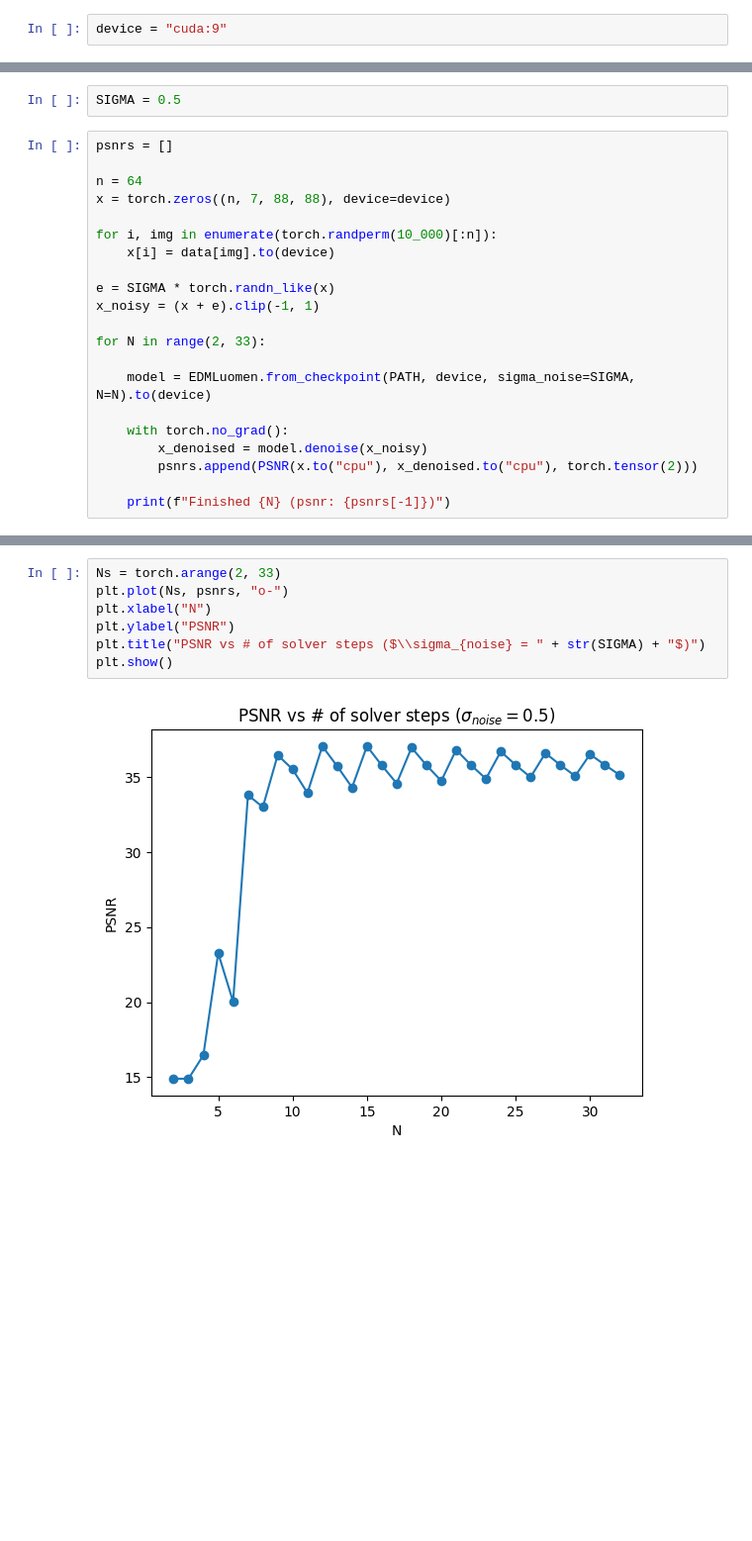
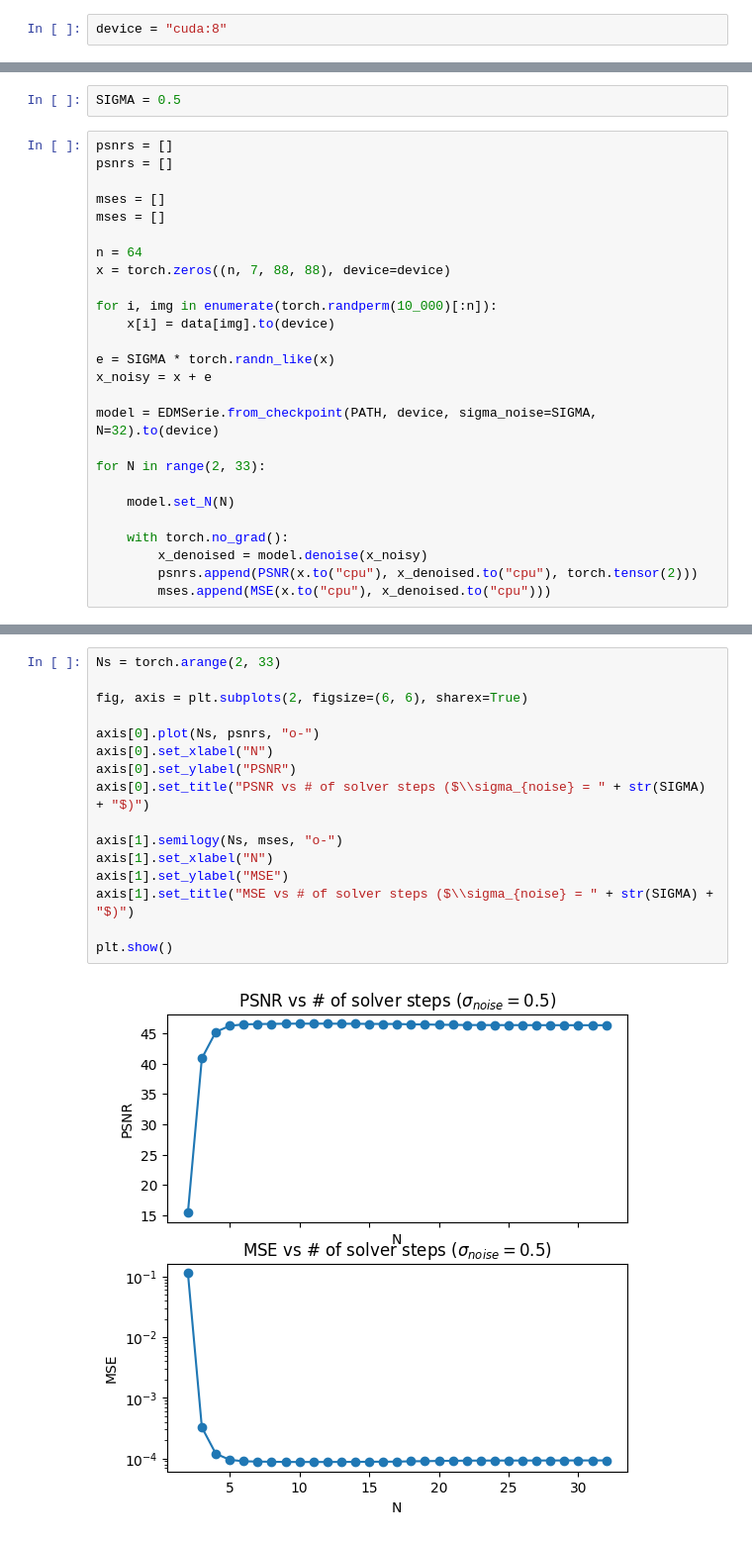
Before and after one commit to D21W12/Diffusion-Deep-Reinforcement-Learning, a Jupyter notebook: notebooks/hyperparameter search/psnr_N.ipynb, the cells around one changed output, grey strips where cells are left out. Shown at 99% size. Cells and saved outputs as stored; diff of their text form; blank space fills up the shorter version.

```diff
--- a/notebooks/hyperparameter search/psnr_N.ipynb
+++ b/notebooks/hyperparameter search/psnr_N.ipynb
@@ -16,7 +16,7 @@ from project.util.metrics import PSNR, MSE
 PATH = os.path.join("..", "checkpoints", "diff", "Breakout.pt")
 DATA = os.path.join("..", "checkpoints", "memory", "Breakout_test.pt")
 # %%
-device = "cuda:9"
+device = "cuda:8"
 # %%
 transform = transforms.Compose([
     transforms.ToTensor(),
@@ -34,6 +34,10 @@ data = ReplayMemoryData(
 SIGMA = 0.5
 # %%
 psnrs = []
+psnrs = []
+
+mses = []
+mses = []
 
 n = 64
 x = torch.zeros((n, 7, 88, 88), device=device)
@@ -42,14 +46,15 @@ for i, img in enumerate(torch.randperm(10_000)[:n]):
     x[i] = data[img].to(device)
 
 e = SIGMA * torch.randn_like(x)
-x_noisy = (x + e).clip(-1, 1)
+x_noisy = x + e
+
+model = EDMSerie.from_checkpoint(PATH, device, sigma_noise=SIGMA, N=32).to(device)
 
 for N in range(2, 33):
 
-    model = EDMLuomen.from_checkpoint(PATH, device, sigma_noise=SIGMA, N=N).to(device)
+    model.set_N(N)
 
     with torch.no_grad():
         x_denoised = model.denoise(x_noisy)
         psnrs.append(PSNR(x.to("cpu"), x_denoised.to("cpu"), torch.tensor(2)))
-
-    print(f"Finished {N} (psnr: {psnrs[-1]})")
+        mses.append(MSE(x.to("cpu"), x_denoised.to("cpu")))
@@ -70,9 +61,18 @@ Finished 13 (psnr: 35.71813201904297)
 # %%
 Ns = torch.arange(2, 33)
-plt.plot(Ns, psnrs, "o-")
-plt.xlabel("N")
-plt.ylabel("PSNR")
-plt.title("PSNR vs # of solver steps ($\\sigma_{noise} = " + str(SIGMA) + "$)")
+
+fig, axis = plt.subplots(2, figsize=(6, 6), sharex=True)
+
+axis[0].plot(Ns, psnrs, "o-")
+axis[0].set_xlabel("N")
+axis[0].set_ylabel("PSNR")
+axis[0].set_title("PSNR vs # of solver steps ($\\sigma_{noise} = " + str(SIGMA) + "$)")
+
+axis[1].semilogy(Ns, mses, "o-")
+axis[1].set_xlabel("N")
+axis[1].set_ylabel("MSE")
+axis[1].set_title("MSE vs # of solver steps ($\\sigma_{noise} = " + str(SIGMA) + "$)")
+
 plt.show()
 # %% [output]
-[figure, old version]
+[figure, new version]
```
Also changed, not shown: parts of 2 cells of this notebook, 19 other files.
